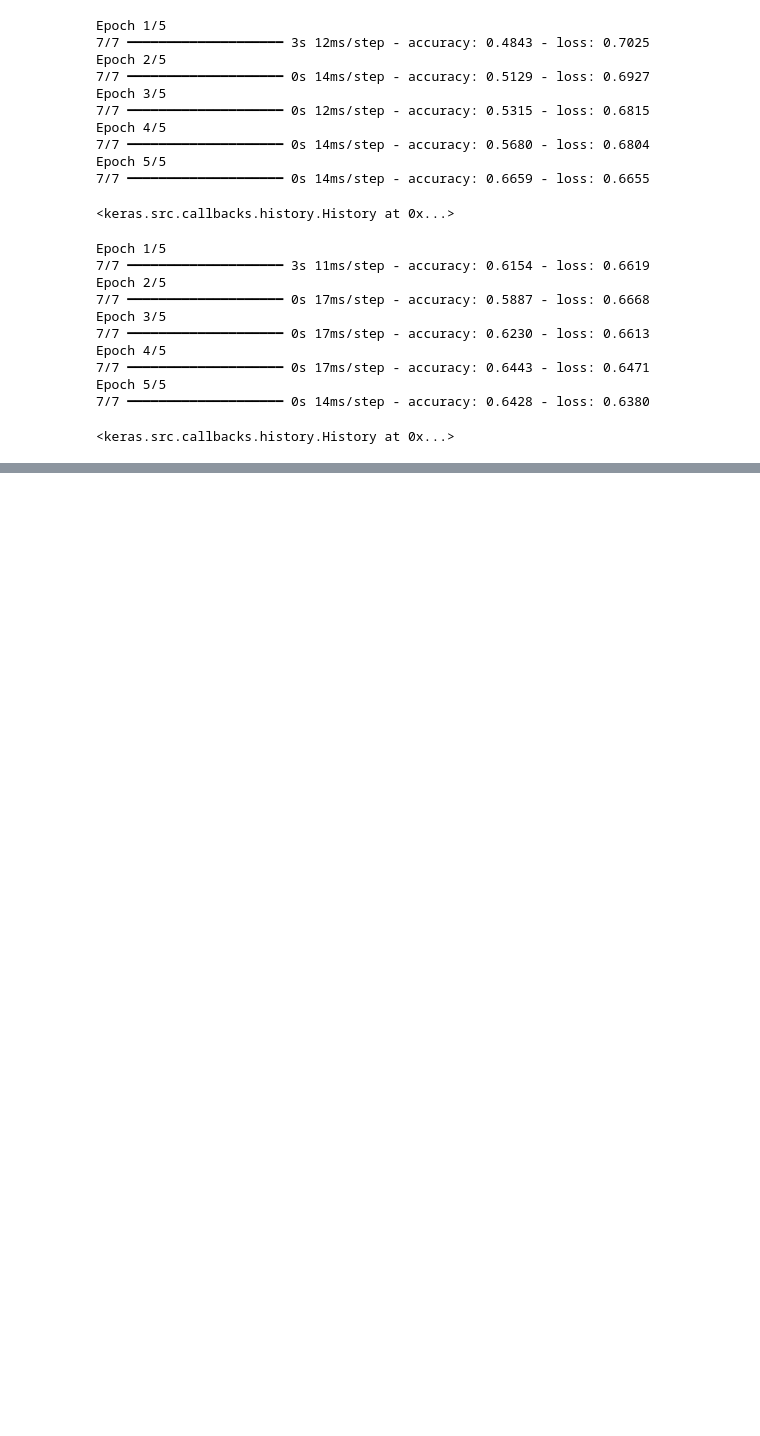
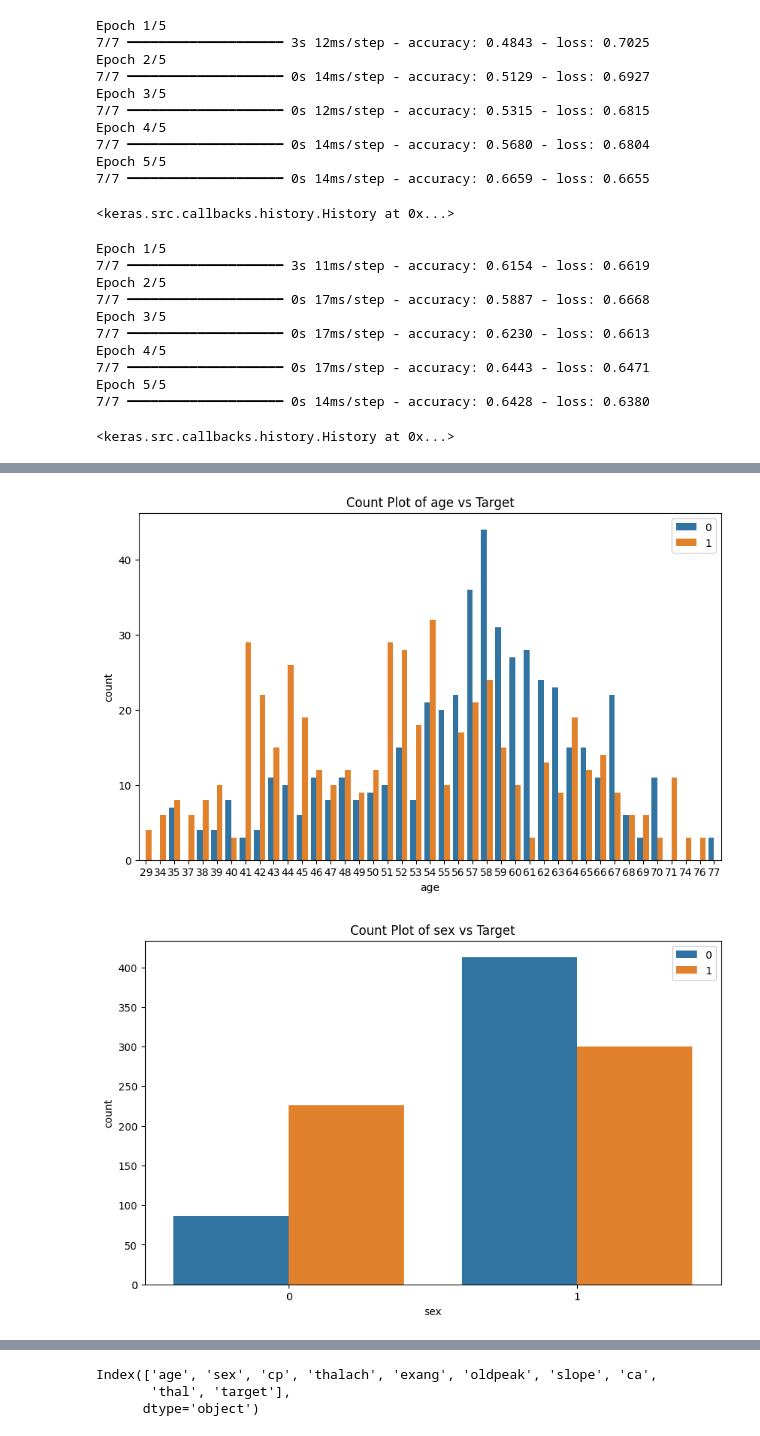
Before and after one commit to kailai-13/Neural_Networks_Hands_On, a Jupyter notebook: nnhandson.ipynb, the cells around one changed output, grey strips where cells are left out. Drawn from its saved outputs; the diff is of its cells as text; code cells hidden in the pictures; blank space fills up the shorter version.

```diff
--- a/nnhandson.ipynb
+++ b/nnhandson.ipynb
@@ -840,0 +929,10 @@ Epoch 5/5
+# %%
+for i in hr.columns:
+    plt.figure(figsize=(10,6))
+    sns.countplot(x=hr[i], hue=hr['target'])
+    plt.title(f'Count Plot of {i} vs Target')
+    plt.legend()
+    plt.show()
+# %% [output]
+[figure, added]
+[figure, added]
@@ -840,0 +951,6 @@ Epoch 5/5
+# %%
+hr.columns
+# %% [output]
+Index(['age', 'sex', 'cp', 'thalach', 'exang', 'oldpeak', 'slope', 'ca',
+       'thal', 'target'],
+      dtype='object')
```
Also changed, not shown: parts of 28 cells of this notebook, 1 other file.
